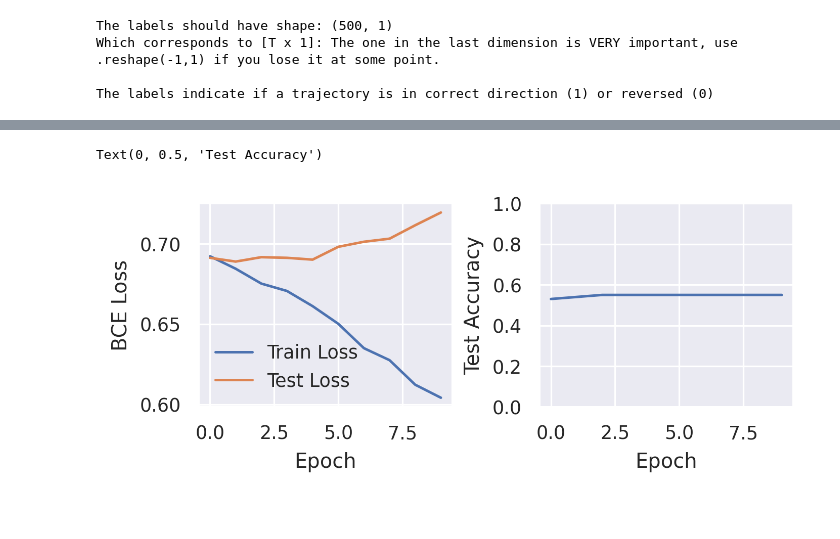
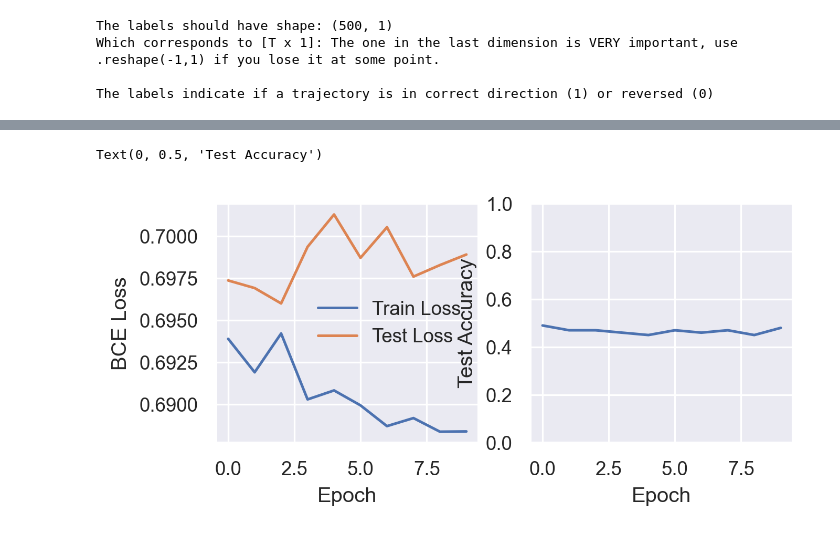
Before and after one commit to actopozipc/2D-Ising-Model-Csharp, a Jupyter notebook: 2D Ising-GUI/NN/network_training.ipynb, the cells around one changed output, grey strips where cells are left out. Saved outputs shown, nothing was run; the diff lists cells and outputs as text; code cells hidden in the pictures.

```diff
--- a/2D Ising-GUI/NN/network_training.ipynb
+++ b/2D Ising-GUI/NN/network_training.ipynb
@@ -77,21 +62,16 @@ print(dfs)
 data = np.zeros((num_files,500,10,1))
 
 for trajectory_index in range(0,len(dfs)):
+    for iteration_index in range(500):
+         obj = np.array(dfs[trajectory_index].loc[iteration_index,4].split(',')).reshape((10,1))
+        for line in range(10):
+            for row in range(1):
+                        data[trajectory_index,iteration_index,line,row] = float(obj[line,row])
 
-    for iteration_index in range(500):
-        try:
-            obj = np.array(dfs[trajectory_index].loc[iteration_index,4].split(',')).reshape((10,1))
-
-            for line in range(10):
-                for row in range(1):
-                            data[trajectory_index,iteration_index,line,row] = float(obj[line,row])
-        except:
-            pass
 
 
 
 print("Done")
-print(data)
 # %% [output]
 Done
 [[[[ 1.]
@@ -177,7 +157,7 @@ class MLP(nn.Module):
 
         modules = []
 
-        modules.append(nn.Linear(N_spins * N_spins, 128))
+        modules.append(nn.Linear(N_spins * 1, 128))
         modules.append(self.activation)
         modules.append(nn.Dropout(0.1))
 
@@ -224,7 +204,7 @@ class CNN(nn.Module):
 
 
         modules_linear = []
-        modules_linear.append(nn.Linear((N_spins)*(N_spins)-4, 1))
+        modules_linear.append(nn.Linear((N_spins)*(1)-4, 1))
         modules_linear.append(nn.Sigmoid())
 
 
@@ -246,8 +226,8 @@ full_dataset = torch.utils.data.TensorDataset(trajectories_tensor, labels_tensor
 train_dataset, test_dataset = torch.utils.data.random_split(full_dataset, [int(len(full_dataset) * 0.8), len(full_dataset) - int(len(full_dataset) * 0.8)])
 
 # Create a data loader for train and test sets
-train_dl = torch.utils.data.DataLoader(train_dataset, batch_size=256, shuffle=True)
-test_dl = torch.utils.data.DataLoader(test_dataset, batch_size=1024, shuffle=False)
+train_dl = torch.utils.data.DataLoader(train_dataset, batch_size=1024, shuffle=True)
+test_dl = torch.utils.data.DataLoader(test_dataset, batch_size=256, shuffle=False)
 # %%
 
 # Our train loop, very similar to the example on the pytorch website
@@ -298,7 +278,7 @@ def train_model(N_epochs, model, train_dataloader, test_dataloader):
 # %%
 # Define a model
 #model = CNN(trajectory_length=500, N_spins=32, N_channels_hidden=10)
-model = MLP(trajectory_length=500, N_spins=10, input_size=0, hidden_size=5)
+model = MLP(trajectory_length=500, N_spins=10, input_size=2, hidden_size=10)
 # %%
 # train the model for 10 epochs
 loss_history = train_model(10, model=model, train_dataloader=train_dl, test_dataloader=test_dl)
@@ -316,29 +296,29 @@ Epoch 0009/10: Train Loss: 0.6041 | Test Loss: 0.7196   Acc.: 0.5500
 # %%
 import matplotlib as mpl
 import matplotlib.pyplot as plt
 sns.set_context("paper")
 mpl.rcParams.update({'font.size': 5})
 
 fig_size = (12 * 0.393701, 5 * 0.393701) # cm -> inch: 0.393701
 
 fig, ax = plt.subplot_mosaic([["losses", "accuracy"]],
-                               layout="tight",
+
                                figsize = fig_size, dpi = 300,
                                )
 
 ax["losses"].plot(loss_history[:,0], label="Train Loss")
 ax["losses"].plot(loss_history[:,1], label="Test Loss")
 
 ax["losses"].legend(frameon=False)
 ax["losses"].set_xlabel("Epoch")
 ax["losses"].set_ylabel("BCE Loss")
 
 
 ax["accuracy"].plot(loss_history[:,2])
 
 ax["accuracy"].set_ylim(0, 1)
 ax["accuracy"].set_xlabel("Epoch")
 ax["accuracy"].set_ylabel("Test Accuracy")
 # %% [output]
 Text(0, 0.5, 'Test Accuracy')
-[figure, old version]
+[figure, new version]
```
Also changed, not shown: parts of 7 cells of this notebook, 2 other files.
